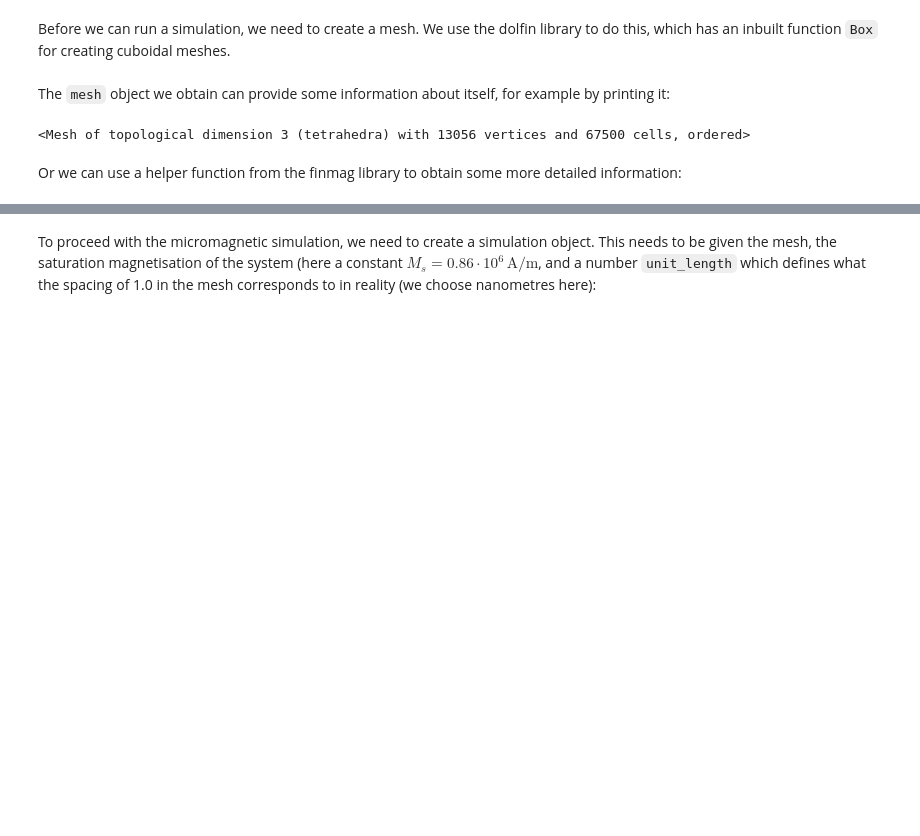
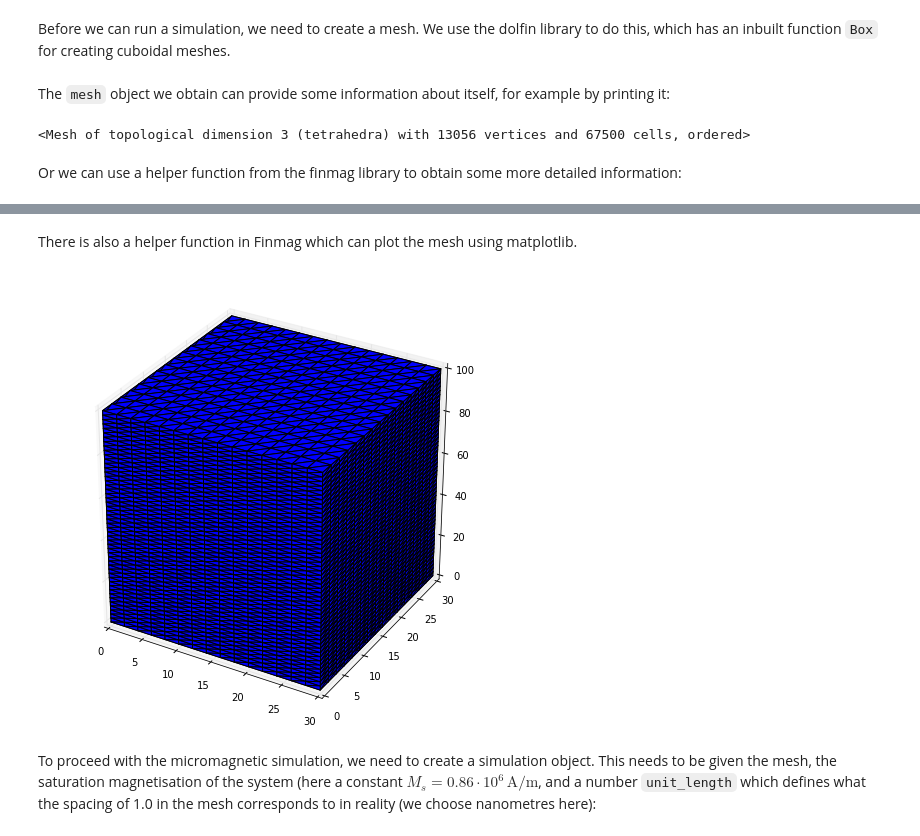
Before and after one commit to fangohr/finmag, a Jupyter notebook: doc/ipython_notebooks_src/tutorial-example2.ipynb, the cells around one changed output, grey strips where cells are left out. Saved outputs shown, nothing was run; the diff lists cells and outputs as text; code cells hidden in the pictures; blank space fills up the shorter version.

Commit message:
Add example usage of the new plot_mesh() function to tutorial-example2.ipynb

```diff
--- a/doc/ipython_notebooks_src/tutorial-example2.ipynb
+++ b/doc/ipython_notebooks_src/tutorial-example2.ipynb
@@ -41,3 +44,12 @@ print(finmag.util.meshes.mesh_info(mesh))
+# %% [markdown]
+There is also a helper function in Finmag which can plot the mesh using matplotlib.
+# %%
+from finmag.util.helpers import plot_mesh
+ax = plot_mesh(mesh)
+ax.figure.set_figheight(8)
+ax.figure.set_figwidth(8)
+# %% [output]
+[figure, added]
 # %% [markdown]
 To proceed with the micromagnetic simulation, we need to create a simulation object. This needs to be given the mesh, the saturation magnetisation of the system (here a constant $M_s = 0.86\cdot 10^6\,\mathrm{A/m}$, and a number ``unit_length`` which defines what the spacing of 1.0 in the mesh corresponds to in reality (we choose nanometres here):
 # %%
```
Also changed, not shown: parts of 2 cells of this notebook.
